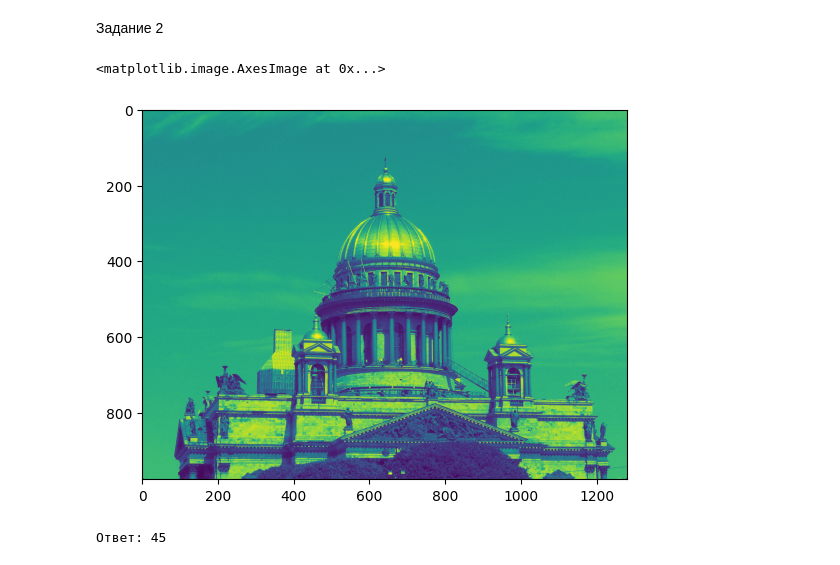
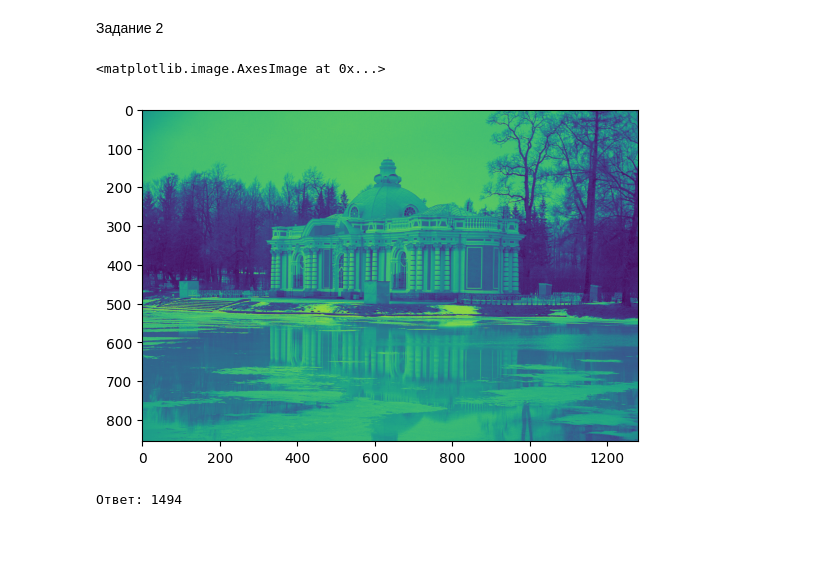
Before and after one commit to Hokure04/ImageProcessing, a Jupyter notebook: Task5.ipynb, the cells around one changed output. Drawn from its saved outputs; the diff is of its cells as text; code cells hidden in the pictures; blank space fills up the shorter version.

```diff
--- a/Task5.ipynb
+++ b/Task5.ipynb
@@ -32,11 +32,11 @@ print(f"Максимальное значение функции h(n): {h_max}")
 # %% [markdown]
 Задание 2
 # %%
-image = cv2.imread('images5/architecture-995613_1280.jpg', cv2.IMREAD_GRAYSCALE)
+image = cv2.imread('images5/village.jpg', cv2.IMREAD_GRAYSCALE)
 plt.imshow(image)
 # %% [output]
 <matplotlib.image.AxesImage at 0x...>
-[figure, old version]
+[figure, new version]
 # %%
 coeffs = pywt.dwt2(image, 'haar')
 cA, (cH, cV, cD) = coeffs
@@ -44,14 +44,14 @@ cA, (cH, cV, cD) = coeffs
 coeffs1 = pywt.dwt2(cA, 'haar')
 cA1, (cH1, cV1, cD1) = coeffs1
 # %%
-threshold = 40
+threshold = 90
 mask = np.abs(cA1) < threshold
 num_zeroed = np.sum(mask)
 cA1[mask] = 0
 
 print(f"Ответ: {num_zeroed}")
 # %% [output]
-Ответ: 45
+Ответ: 1494
 # %%
 cA_reconstructed = pywt.idwt2((cA1, (cH1, cV1, cD1)), 'haar')
 image_reconstructed = pywt.idwt2((cA_reconstructed, (cH, cV, cD)), 'haar')
```
Also changed, not shown: parts of 4 cells of this notebook, 48 other files.
